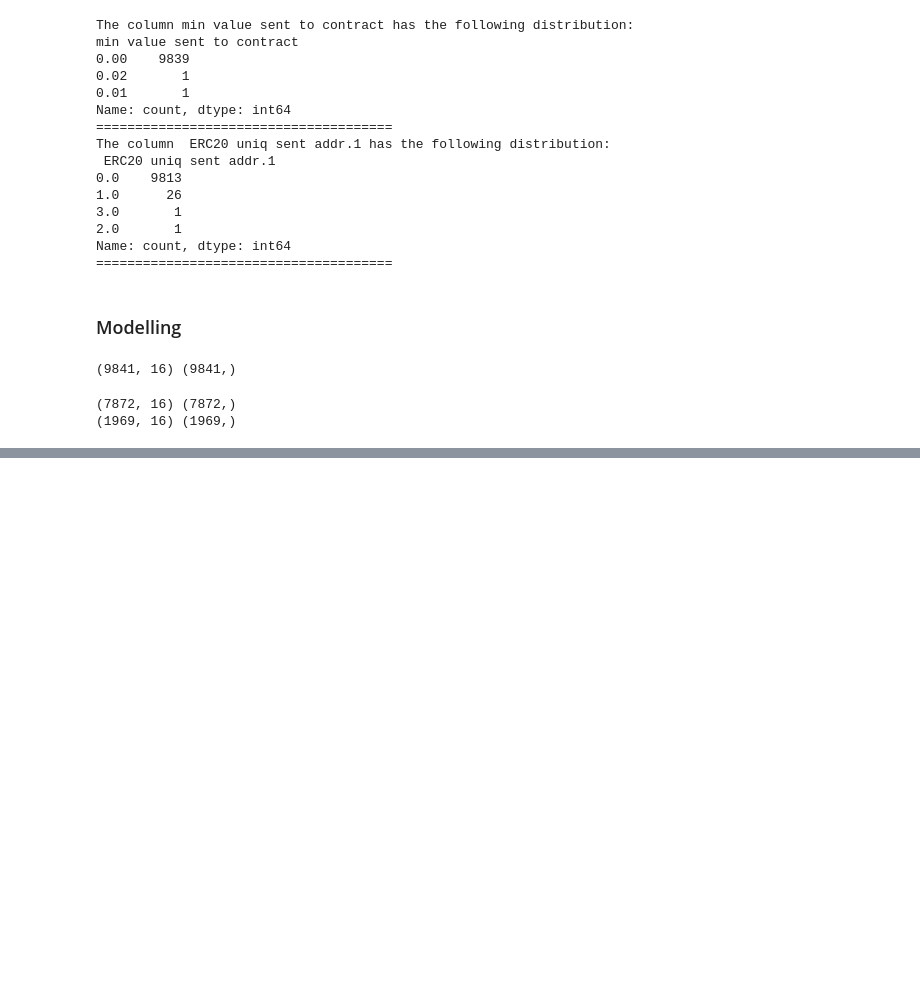
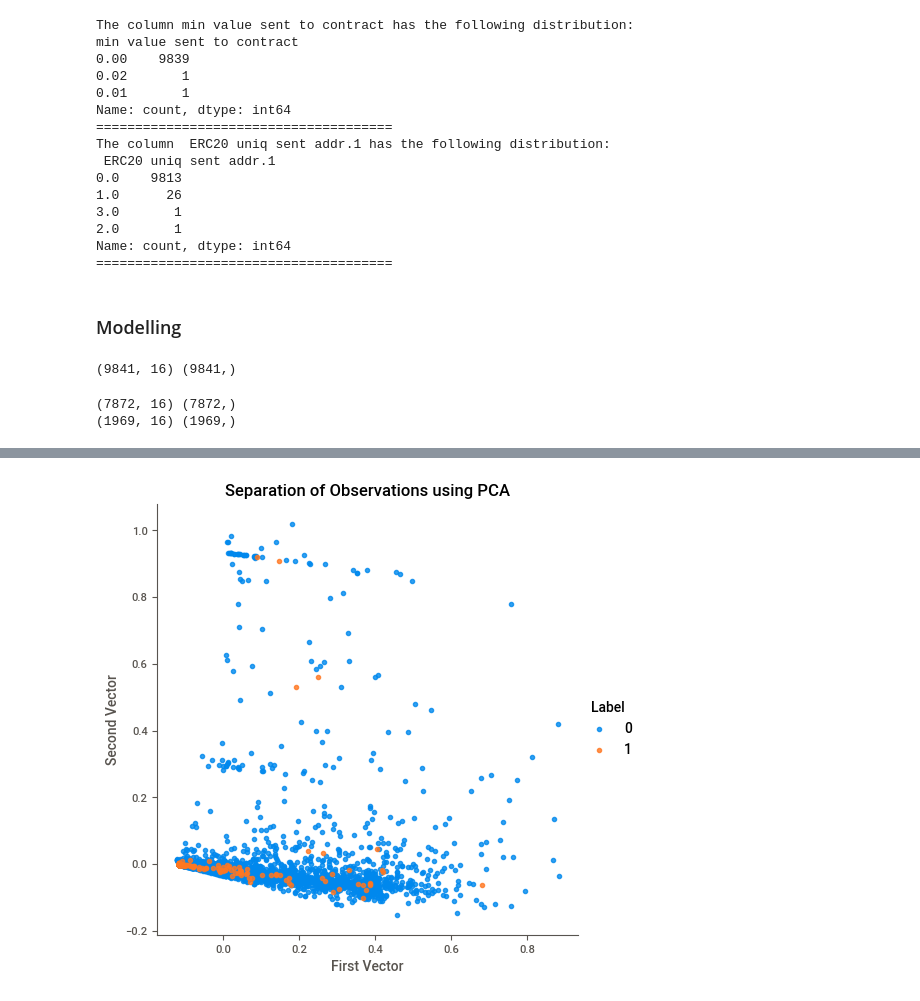
Before and after one commit to krypc-sharath2/EthAI, a Jupyter notebook: EthereumFraud.ipynb, the cells around one changed output, grey strips where cells are left out. Saved outputs shown, nothing was run; the diff lists cells and outputs as text; code cells hidden in the pictures; blank space fills up the shorter version.

```diff
--- a/EthereumFraud.ipynb
+++ b/EthereumFraud.ipynb
@@ -544,0 +590,15 @@ weighted avg       0.83      0.79      0.70      1969
+# %%
+n_components = 5
+whiten = False
+random_state = 2018
+pca = PCA(n_components=n_components, whiten=whiten, random_state=random_state)
+
+X_train_PCA = pca.fit_transform(X_train)
+X_train_PCA = pd.DataFrame(data=X_train_PCA, index=X_train.index)
+
+X_train_PCA_inverse = pca.inverse_transform(X_train_PCA)
+X_train_PCA_inverse = pd.DataFrame(data=X_train_PCA_inverse, index=X_train.index)
+# %%
+scatterPlot(X_train_PCA, y_train, "PCA")
+# %% [output]
+[figure, added]
```
Also changed, not shown: parts of 29 cells of this notebook, 2 other files.
